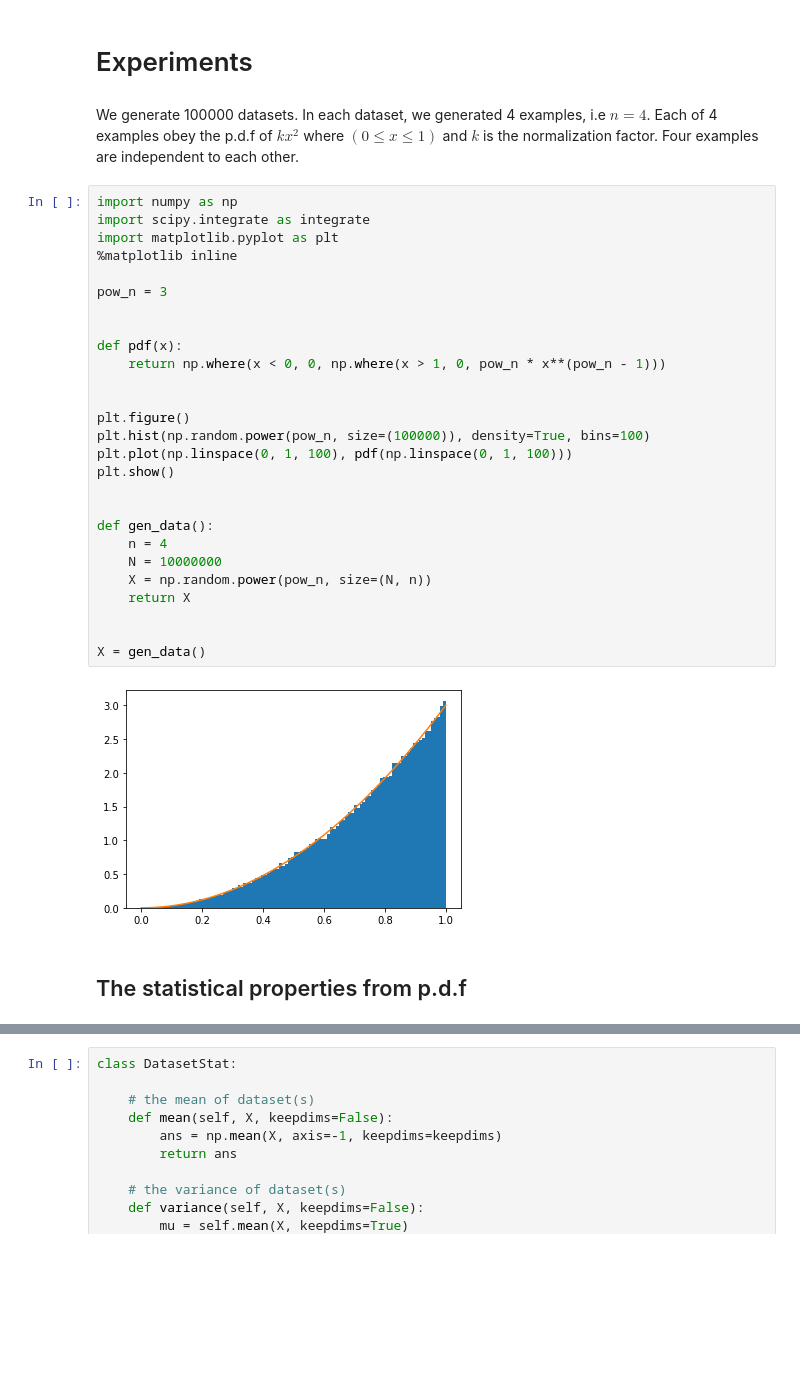
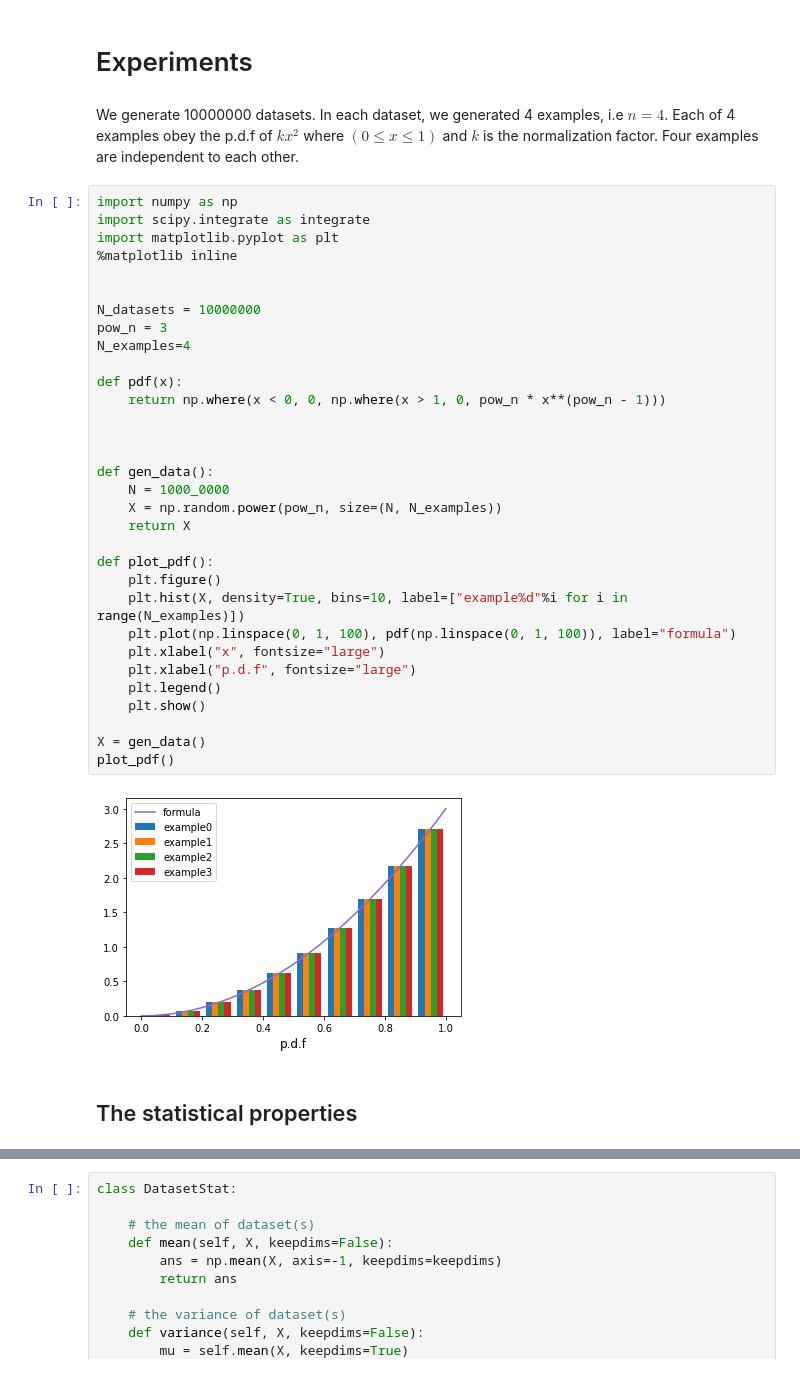
Before and after one commit to lhprojects/blog, a Jupyter notebook: JupyterNotebooks/MomentEstimator.ipynb, the cells around one changed output, grey strips where cells are left out. Drawn from its saved outputs; the diff is of its cells as text; blank space fills up the shorter version.

```diff
--- a/JupyterNotebooks/MomentEstimator.ipynb
+++ b/JupyterNotebooks/MomentEstimator.ipynb
@@ -43,37 +48,42 @@ $$
 # %% [markdown]
 # Experiments
 # %% [markdown]
-We generate 100000 datasets. In each dataset, we generated 4 examples, i.e $n=4$. Each of 4 examples obey the p.d.f of
+We generate 10000000 datasets. In each dataset, we generated 4 examples, i.e $n=4$. Each of 4 examples obey the p.d.f of
 $k x^2$ where $(0\le x \le 1)$ and $k$ is the normalization factor. Four examples are independent to each other.
 # %%
 import numpy as np
 import scipy.integrate as integrate
 import matplotlib.pyplot as plt
 %matplotlib inline
 
+
+N_datasets = 10000000
 pow_n = 3
-
+N_examples=4
 
 def pdf(x):
     return np.where(x < 0, 0, np.where(x > 1, 0, pow_n * x**(pow_n - 1)))
 
 
-plt.figure()
-plt.hist(np.random.power(pow_n, size=(100000)), density=True, bins=100)
-plt.plot(np.linspace(0, 1, 100), pdf(np.linspace(0, 1, 100)))
-plt.show()
-
 
 def gen_data():
-    n = 4
-    N = 10000000
-    X = np.random.power(pow_n, size=(N, n))
+    N = 1000_0000
+    X = np.random.power(pow_n, size=(N, N_examples))
     return X
 
+def plot_pdf():
+    plt.figure()
+    plt.hist(X, density=True, bins=10, label=["example%d"%i for i in range(N_examples)])
+    plt.plot(np.linspace(0, 1, 100), pdf(np.linspace(0, 1, 100)), label="formula")
+    plt.xlabel("x", fontsize="large")
+    plt.xlabel("p.d.f", fontsize="large")
+    plt.legend()
+    plt.show()
 
 X = gen_data()
+plot_pdf()
 # %% [output]
-[figure, old version]
+[figure, new version]
 # %% [markdown]
-## The statistical properties from p.d.f
+## The statistical properties
 # %% [markdown]
```
Also changed, not shown: parts of 29 cells of this notebook.
